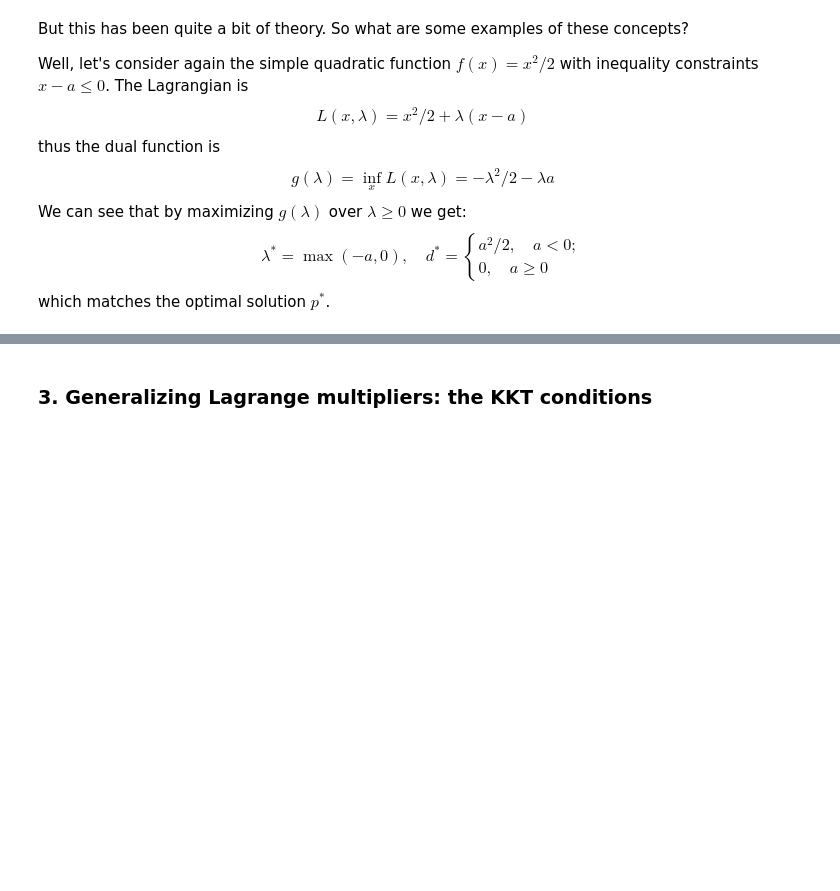
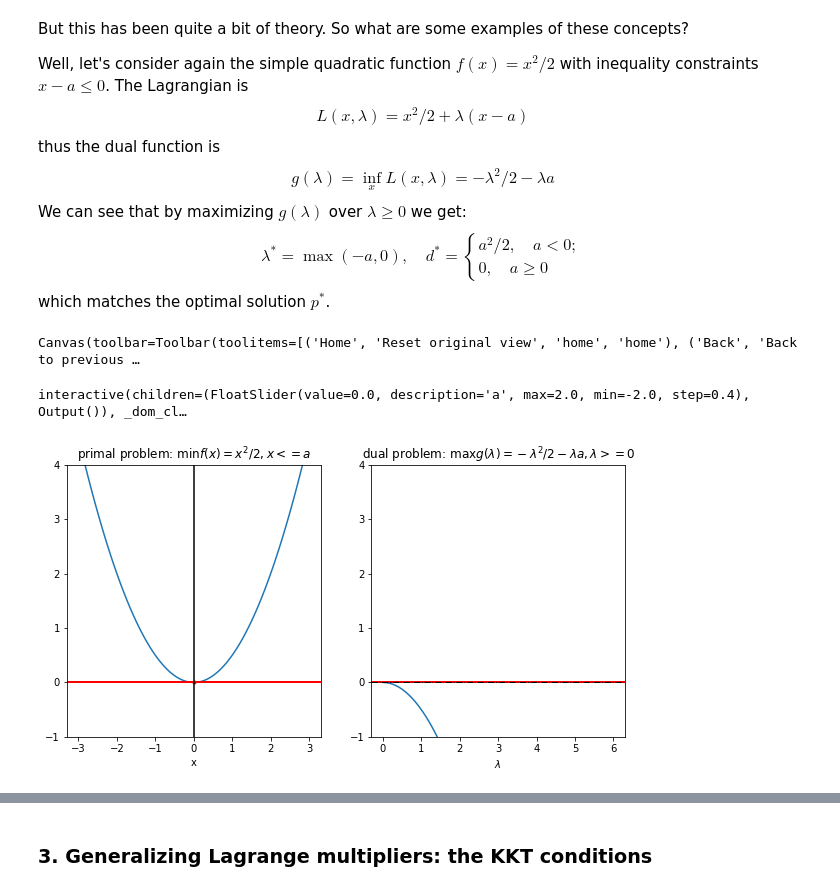
Before and after one commit to benlansdell/convex-tutorial, a Jupyter notebook: convex-tutorial.ipynb, the cells around one changed output, grey strips where cells are left out. Drawn from its saved outputs; the diff is of its cells as text; code cells hidden in the pictures; blank space fills up the shorter version.

```diff
--- a/convex-tutorial.ipynb
+++ b/convex-tutorial.ipynb
@@ -629,0 +680,6 @@ which matches the optimal solution $p^*$.
+# %%
+make_widget_dualprob1()
+# %% [output]
+Canvas(toolbar=Toolbar(toolitems=[('Home', 'Reset original view', 'home', 'home'), ('Back', 'Back to previous …
+interactive(children=(FloatSlider(value=0.0, description='a', max=2.0, min=-2.0, step=0.4), Output()), _dom_cl…
+[figure, added]
```
Also changed, not shown: parts of 27 cells of this notebook, 1 other file.
